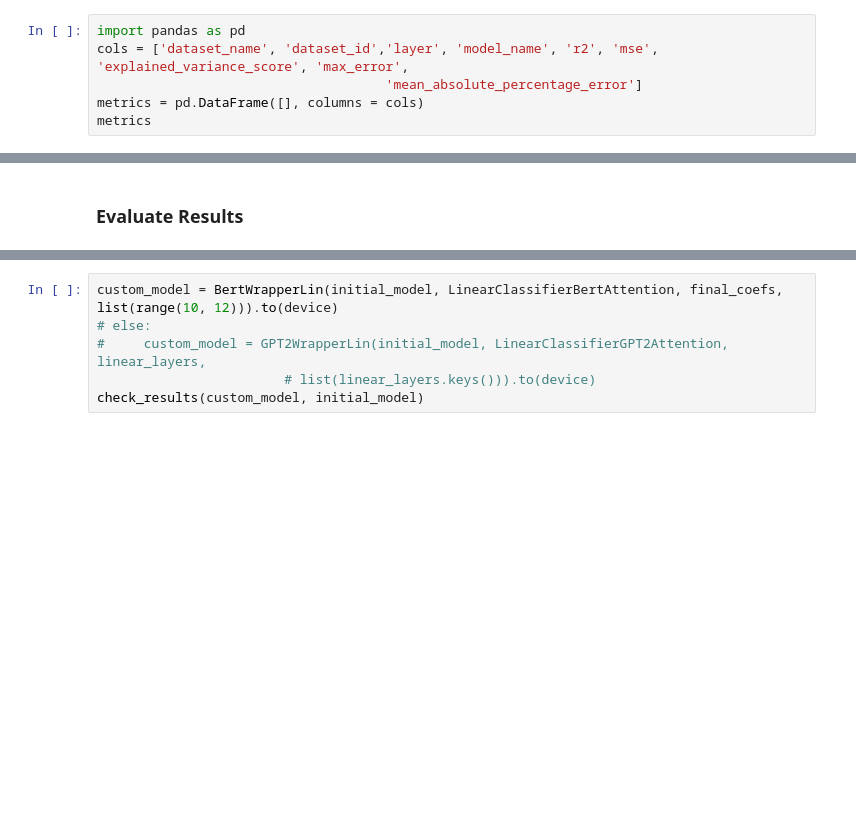
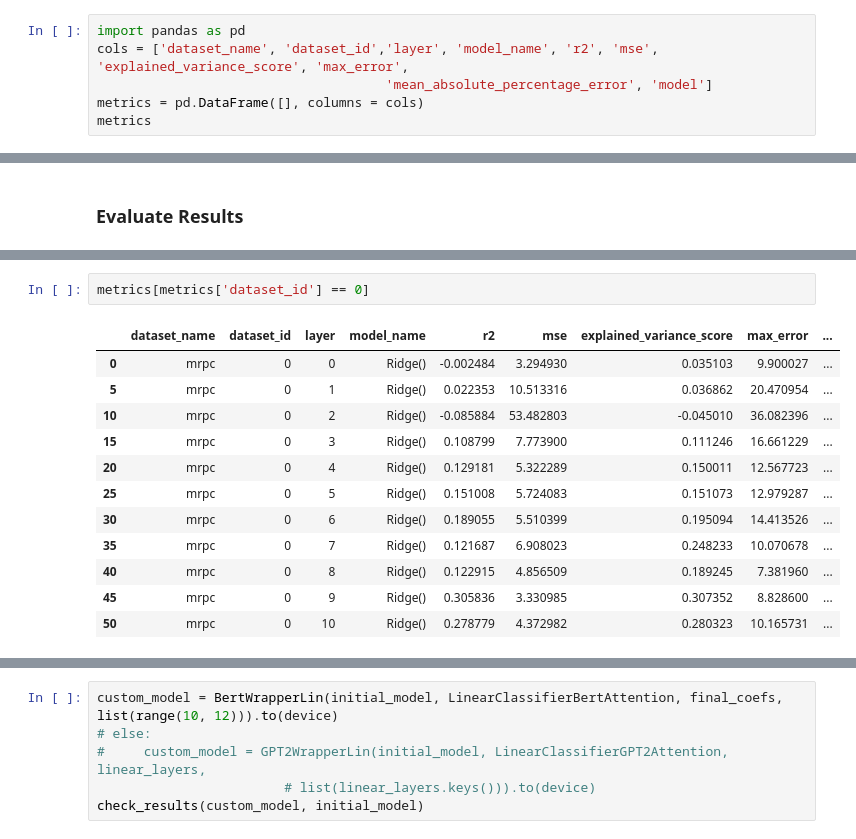
Before and after one commit to JetBrains-Research/effective-inference, a Jupyter notebook: notebooks/Pipeline_linear_metrics.ipynb, the cells around one changed output, grey strips where cells are left out. Saved outputs shown, nothing was run; the diff lists cells and outputs as text; blank space fills up the shorter version.

Commit message:
metricks evaluatoin

```diff
--- a/notebooks/Pipeline_linear_metrics.ipynb
+++ b/notebooks/Pipeline_linear_metrics.ipynb
@@ -569,7 +763,7 @@ for layer in [11, 10, 9, 8, 7, 6, 5, 4, 3, 2, 1, 0]:
 # %%
 import pandas as pd
 cols = ['dataset_name', 'dataset_id','layer', 'model_name', 'r2', 'mse', 'explained_variance_score', 'max_error',
-                                     'mean_absolute_percentage_error']
+                                     'mean_absolute_percentage_error', 'model']
 metrics = pd.DataFrame([], columns = cols)
 metrics
 # %% [output]
@@ -803,3 +977,18 @@ Accuracy 0.5
+# %%
+metrics[metrics['dataset_id'] == 0]
+# %% [output]
+|  | dataset_name | dataset_id | layer | model_name | r2 | mse | explained_variance_score | max_error | ... |
+| 0 | mrpc | 0 | 0 | Ridge() | -0.002484 | 3.294930 | 0.035103 | 9.900027 | ... |
+| 5 | mrpc | 0 | 1 | Ridge() | 0.022353 | 10.513316 | 0.036862 | 20.470954 | ... |
+| 10 | mrpc | 0 | 2 | Ridge() | -0.085884 | 53.482803 | -0.045010 | 36.082396 | ... |
+| 15 | mrpc | 0 | 3 | Ridge() | 0.108799 | 7.773900 | 0.111246 | 16.661229 | ... |
+| 20 | mrpc | 0 | 4 | Ridge() | 0.129181 | 5.322289 | 0.150011 | 12.567723 | ... |
+| 25 | mrpc | 0 | 5 | Ridge() | 0.151008 | 5.724083 | 0.151073 | 12.979287 | ... |
+| 30 | mrpc | 0 | 6 | Ridge() | 0.189055 | 5.510399 | 0.195094 | 14.413526 | ... |
+| 35 | mrpc | 0 | 7 | Ridge() | 0.121687 | 6.908023 | 0.248233 | 10.070678 | ... |
+| 40 | mrpc | 0 | 8 | Ridge() | 0.122915 | 4.856509 | 0.189245 | 7.381960 | ... |
+| 45 | mrpc | 0 | 9 | Ridge() | 0.305836 | 3.330985 | 0.307352 | 8.828600 | ... |
+| 50 | mrpc | 0 | 10 | Ridge() | 0.278779 | 4.372982 | 0.280323 | 10.165731 | ... |
 # %%
 custom_model = BertWrapperLin(initial_model, LinearClassifierBertAttention, final_coefs, list(range(6, 12))).to(device)
 # else:
```
Also changed, not shown: parts of 14 cells of this notebook, 1 other file.
